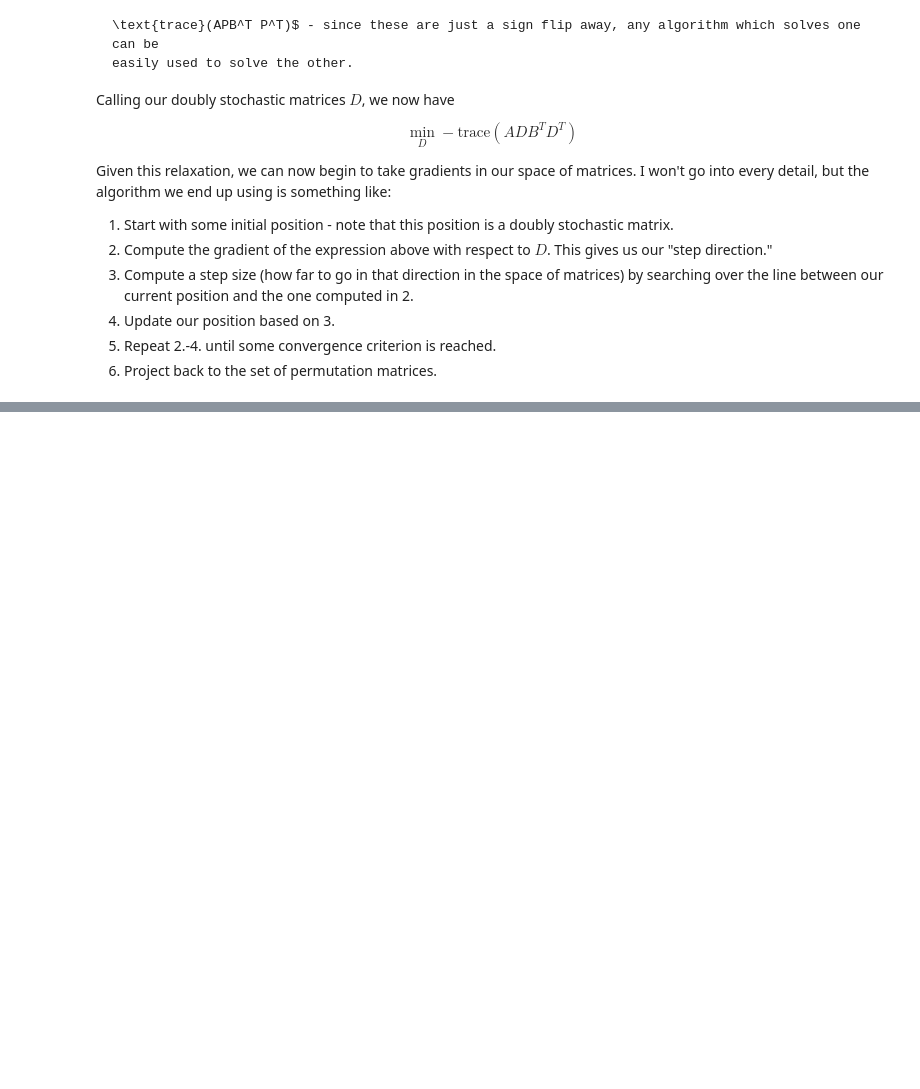
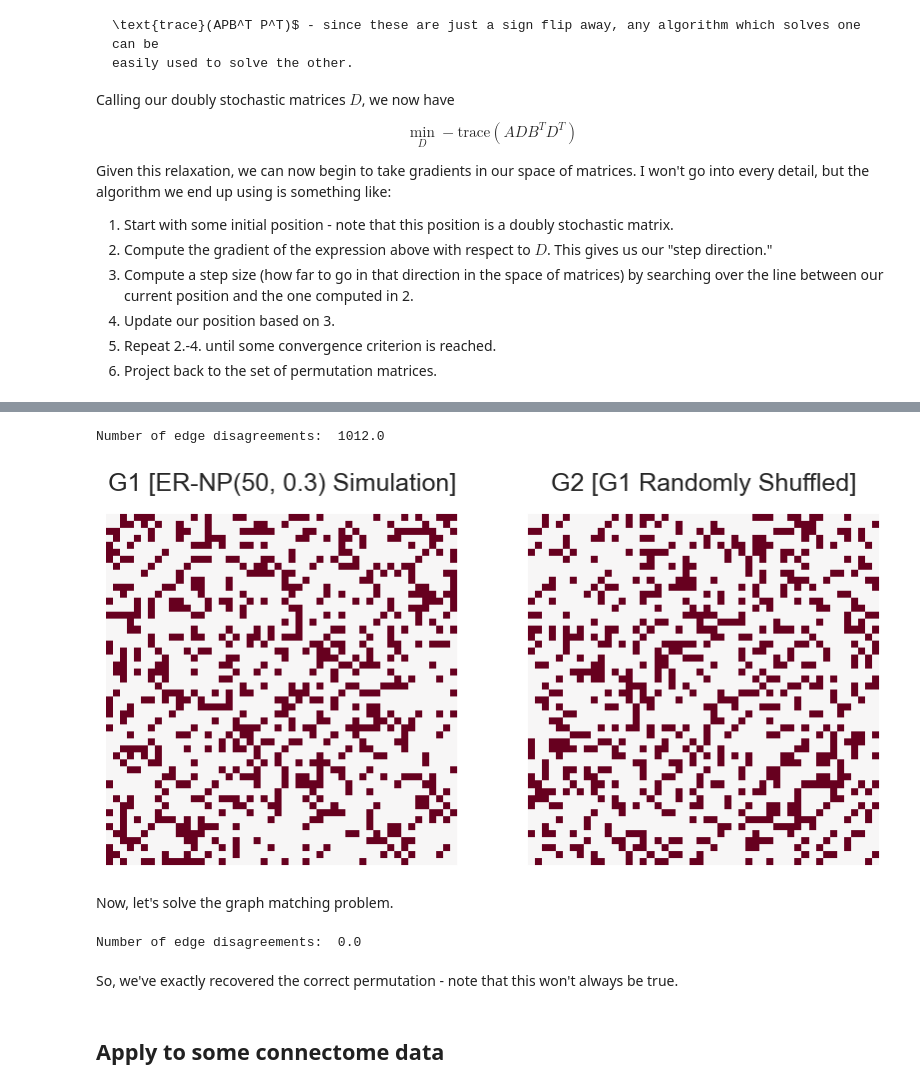
Before and after one commit to neurodata/graspologic-demo, a Jupyter notebook: demo.ipynb, the cells around one changed output, grey strips where cells are left out. Cells and saved outputs as stored; diff of their text form; code cells hidden in the pictures; blank space fills up the shorter version.

Commit message:
add data

```diff
--- a/demo.ipynb
+++ b/demo.ipynb
@@ -222,0 +243,40 @@ something like:
+# %%
+import numpy as np
+from graspologic.match import graph_match
+from graspologic.simulations import er_np
+
+n = 50
+p = 0.3
+
+np.random.seed(1)
+rng = np.random.default_rng(8888)
+
+G1 = er_np(n=n, p=p)
+
+node_shuffle_input = np.random.permutation(n)
+G2 = G1[node_shuffle_input][:, node_shuffle_input]
+
+print("Number of edge disagreements: ", np.sum(abs(G1 - G2)))
+# %% [output]
+Number of edge disagreements:  1012.0
+# %%
+import matplotlib.pyplot as plt
+from graspologic.plot import heatmap
+
+fig, axs = plt.subplots(1, 2, figsize=(10, 5))
+heatmap(G1, cbar=False, title="G1 [ER-NP(50, 0.3) Simulation]", ax=axs[0])
+_ = heatmap(G2, cbar=False, title="G2 [G1 Randomly Shuffled]", ax=axs[1])
+# %% [output]
+[figure, added]
+# %% [markdown]
+Now, let's solve the graph matching problem.
+# %%
+_, perm_inds, _, _ = graph_match(G1, G2, rng=rng)
+G2 = G2[perm_inds][:, perm_inds]
+print("Number of edge disagreements: ", np.sum(abs(G1 - G2)))
+# %% [output]
+Number of edge disagreements:  0.0
+# %% [markdown]
+So, we've exactly recovered the correct permutation - note that this won't always be true.
+# %% [markdown]
+## Apply to some connectome data
```
Also changed, not shown: parts of 2 cells of this notebook, 2 other files.
